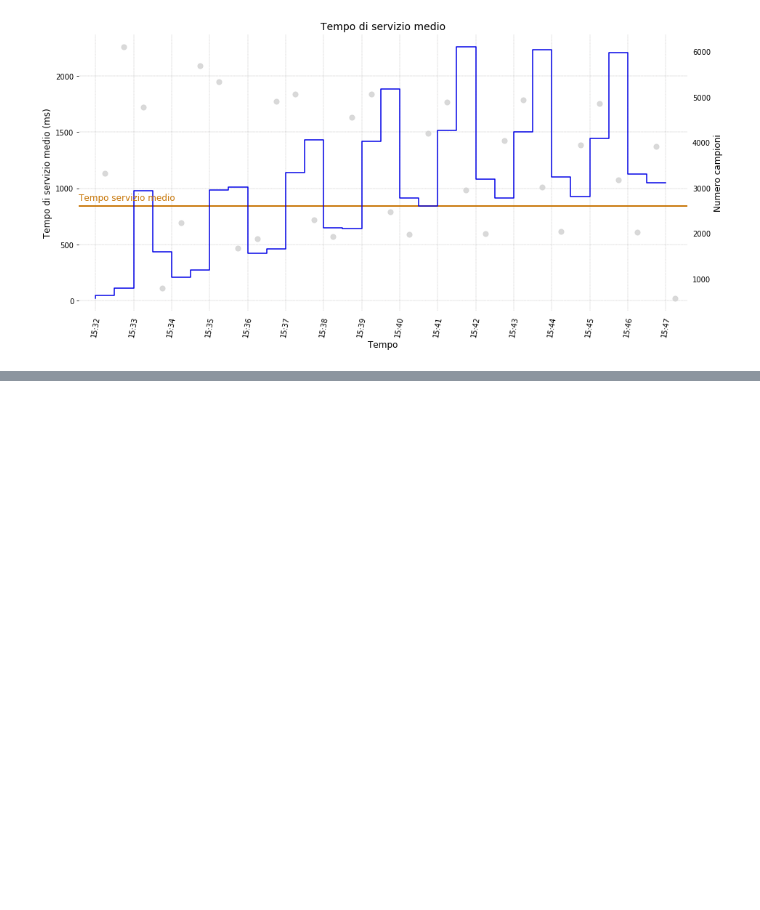
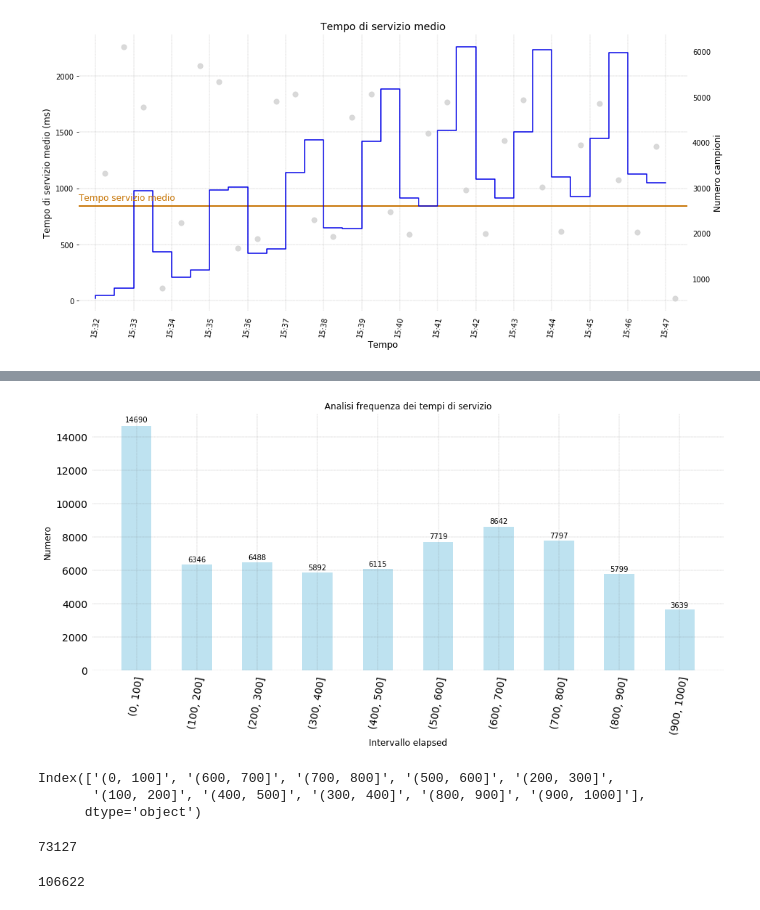
Before and after one commit to p-giovanni/JMeter_report, a Jupyter notebook: notebook/JMeter_Report.ipynb, the cells around one changed output, grey strips where cells are left out. Drawn from its saved outputs; the diff is of its cells as text; code cells hidden in the pictures; blank space fills up the shorter version.

Commit message:
New chart.

```diff
--- a/notebook/JMeter_Report.ipynb
+++ b/notebook/JMeter_Report.ipynb
@@ -88,6 +88,11 @@ it = {
     ,"elapsed-binned y":          ("Tempo di servizio medio (ms)", 12)
     ,"elapsed-binned mean txt":   ("Tempo servizio medio", 12)
     ,"elapsed-binned snum y":     ("Numero campioni", 12)
+
+    ,"elapsed-frequency title":   ("Analisi frequenza dei tempi di servizio", 12)
+    ,"elapsed-frequency label":   ("Frequenza", 12)
+    ,"elapsed-frequency y":       ("Numero", 12)
+    ,"elapsed-frequency x":       ("Intervallo elapsed", 12)
 }
 en = {
      "thread title": ("Threads number", 14)
@@ -105,6 +110,10 @@ en = {
     ,"elapsed-binned y":          ("Average service time (ms)", 12)
     ,"elapsed-binned mean txt":   ("Elapsed mean value", 12)
     ,"elapsed-binned snum y":     ("Sample numerosity", 12)
+
+    ,"elapsed-frequency title":   ("Elapsed time frequency analisys", 12)
+    ,"elapsed-frequency label":   ("Frequency", 12)
+
 }
 labels = it
 # %%
@@ -431,0 +426,23 @@ DatetimeIndex(['2018-05-16 15:32:30', '2018-05-16 15:33:00',
+# %%
+delta = global_statistics["max elapsed"] - global_statistics["min elapsed"]
+bin_size = delta / 15
+
+bins = np.arange(global_statistics["min elapsed"], global_statistics["max elapsed"], bin_size).tolist()
+cut_bins = [0, 100, 200, 300, 400, 500, 600, 700, 800, 900, 1000]
+
+df['elapsed binned'] = pd.cut(df['elapsed'], bins=cut_bins)
+
+frequencies = df['elapsed binned'].value_counts(sort=False)
+
+fig = plt.figure(figsize=(50, 12))
+gs = fig.add_gridspec(2, 4)
+fig.set_tight_layout(True)
+
+ax = []
+ax.append(fig.add_subplot(gs[0, 0]))
+
+elapsed_frequency_chart(ax=ax[0], x=frequencies.index.astype(str), y=frequencies.values)
+
+plt.savefig(os.path.join(images_path,"{prefix}elapsed_frequency_chart.png".format(prefix=image_file_prefix)))
+# %% [output]
+[figure, added]
@@ -431,0 +451,14 @@ DatetimeIndex(['2018-05-16 15:32:30', '2018-05-16 15:33:00',
+# %%
+freq_bin.index.astype(str)
+# %% [output]
+Index(['(0, 100]', '(600, 700]', '(700, 800]', '(500, 600]', '(200, 300]',
+       '(100, 200]', '(400, 500]', '(300, 400]', '(800, 900]', '(900, 1000]'],
+      dtype='object')
+# %%
+freq_bin.values.sum()
+# %% [output]
+73127
+# %%
+df.shape[0]
+# %% [output]
+106622
```
Also changed, not shown: parts of 7 cells of this notebook, 1 other file.
